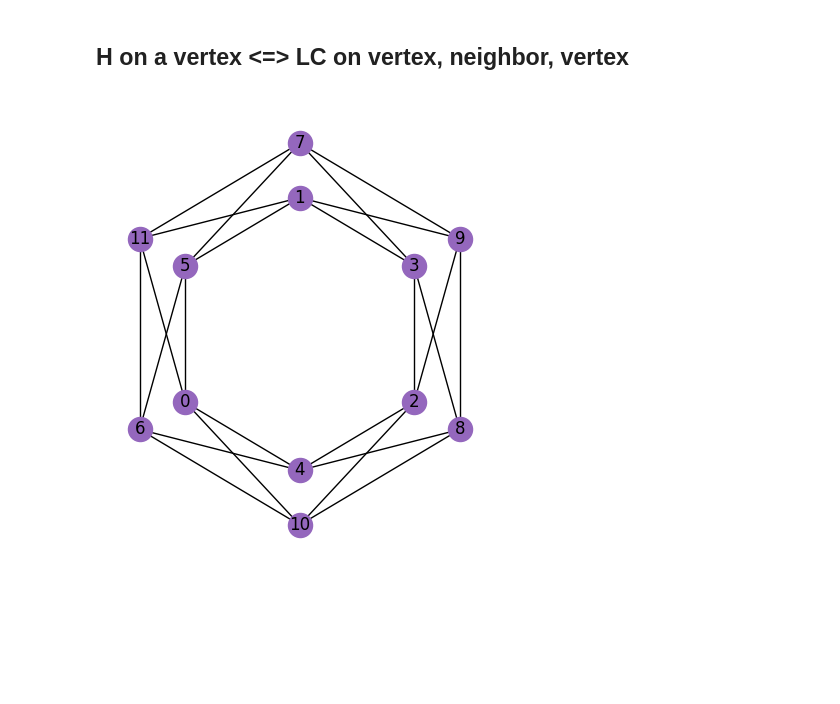
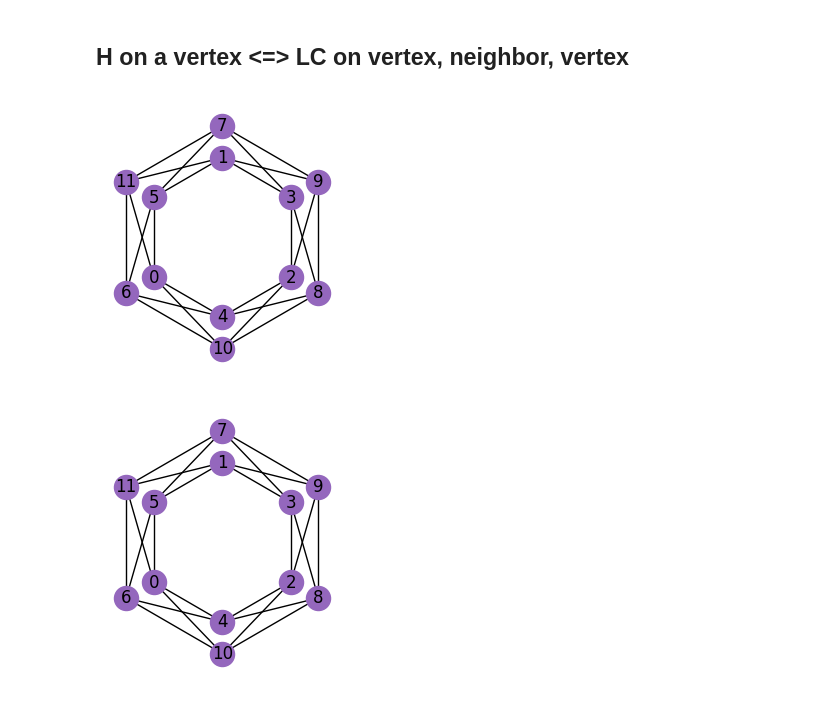
Before and after one commit to roseopicta/shor_encoded_ring, a Jupyter notebook: shor_encoded_ring_LC.ipynb, the cells around one changed output. Saved outputs shown, nothing was run; the diff lists cells and outputs as text; code cells hidden in the pictures; blank space fills up the shorter version.

Commit message:
Found a simpler sequence of 6 LC operations generating the graph

```diff
--- a/shor_encoded_ring_LC.ipynb
+++ b/shor_encoded_ring_LC.ipynb
@@ -73,8 +73,8 @@ points = np.exp(1j * 2 * np.pi * (np.arange(6) + 0.5) / 6)
 scales = [1, 1.4]
 rings_12 = [(-s * p.real, s * p.imag) for s in scales for p in points]
 # %%
-def draw_graph(G, positions):
-    fig, axs = plt.subplots(figsize=(5, 6))
+def draw_graph(G, positions, size=(5, 6)):
+    fig, axs = plt.subplots(figsize=size)
     n = len(positions)
     nodes = list(range(n))
     node_labels = dict(zip(nodes, map(str, nodes)))
@@ -183,21 +183,28 @@ draw_graph(new_G, rings_12_permuted)
 # %%
 def local_complementation(G, v):
     G = G.copy()
     neighbors = list(G.neighbors(v))
     neighborhood = G.subgraph(neighbors)
     new_edges = nx.complement(neighborhood).edges()
     G.remove_edges_from(neighborhood.edges())
     G.add_edges_from(new_edges)
     return G
 
+def local_complementation_multiple(G, vertices):
+    for v in vertices:
+        G = local_complementation(G, v)
+    return G
+
 def hadamard_with_3xLC(G, vertices):
     for v in vertices:
         a_neighbor = list(G.neighbors(v))[0]
         G = local_complementation(G, v)
         G = local_complementation(G, a_neighbor)
         G = local_complementation(G, v)
     return G
 
-draw_graph(hadamard_with_3xLC(G, [0, 2, 3, 5]), rings_12_permuted)
+draw_graph(hadamard_with_3xLC(G, [0, 2, 3, 5]), rings_12_permuted, size=(3, 3.5))
+draw_graph(local_complementation_multiple(G, [0, 1, 0, 2, 0, 2, 3, 1, 3, 5, 0, 5]), rings_12_permuted, size=(3, 3.5))
 # %% [output]
-[figure, old version]
+[figure, new version]
+[figure, added]
```
Also changed, not shown: parts of 2 cells of this notebook.
